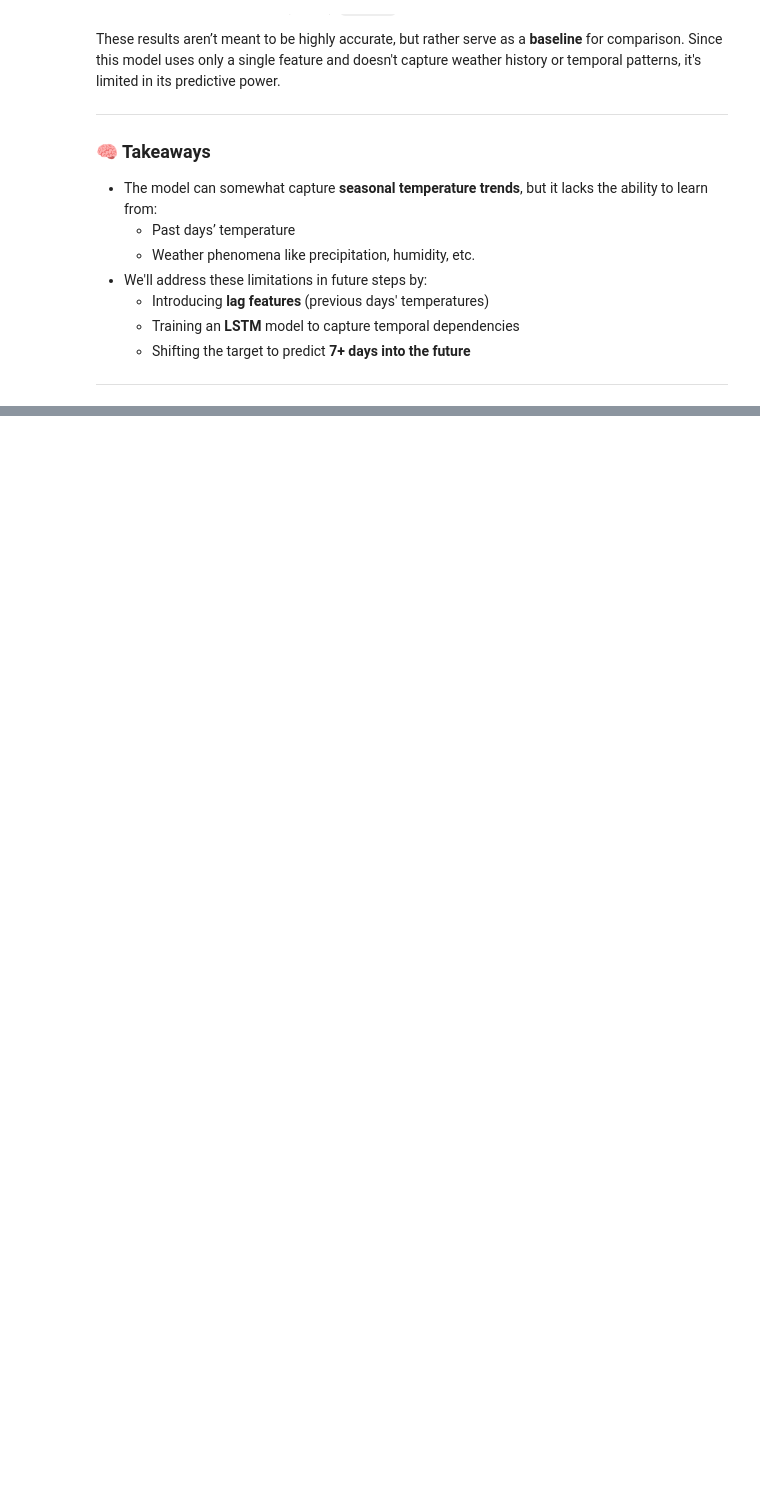
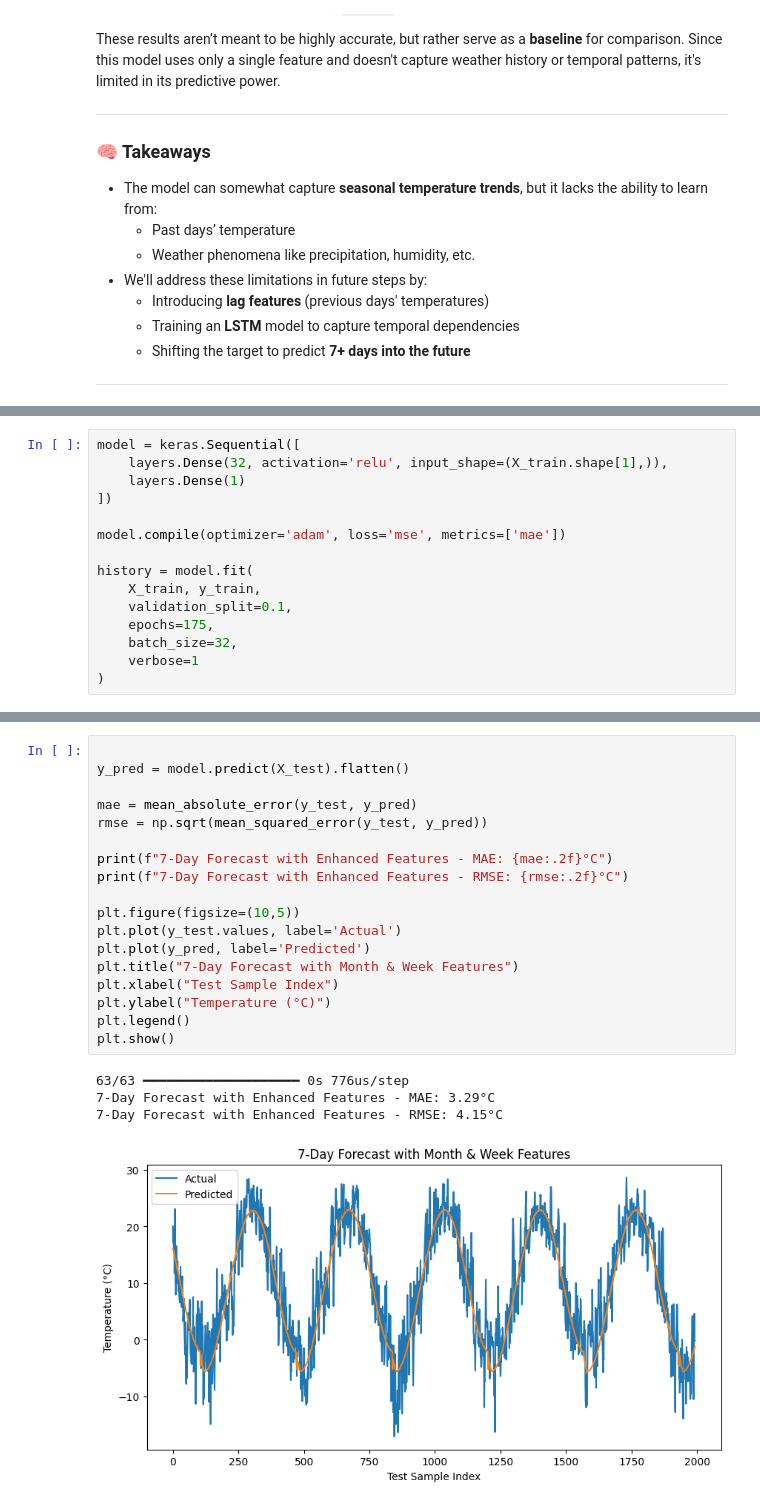
Before and after one commit to WafeeRahman/Weatherly, a Jupyter notebook: SimpleBaseLineRegressionModel.ipynb, the cells around one changed output, grey strips where cells are left out. Saved outputs shown, nothing was run; the diff lists cells and outputs as text; blank space fills up the shorter version.

```diff
--- a/SimpleBaseLineRegressionModel.ipynb
+++ b/SimpleBaseLineRegressionModel.ipynb
@@ -401,0 +437,15 @@ These results aren’t meant to be highly accurate, but rather serve as a **base
+# %%
+model = keras.Sequential([
+    layers.Dense(32, activation='relu', input_shape=(X_train.shape[1],)),
+    layers.Dense(1)
+])
+
+model.compile(optimizer='adam', loss='mse', metrics=['mae'])
+
+history = model.fit(
+    X_train, y_train,
+    validation_split=0.1,
+    epochs=175,
+    batch_size=32,
+    verbose=1
+)
@@ -401,0 +471,23 @@ These results aren’t meant to be highly accurate, but rather serve as a **base
+# %%
+
+y_pred = model.predict(X_test).flatten()
+
+mae = mean_absolute_error(y_test, y_pred)
+rmse = np.sqrt(mean_squared_error(y_test, y_pred))
+
+print(f"7-Day Forecast with Enhanced Features - MAE: {mae:.2f}°C")
+print(f"7-Day Forecast with Enhanced Features - RMSE: {rmse:.2f}°C")
+
+plt.figure(figsize=(10,5))
+plt.plot(y_test.values, label='Actual')
+plt.plot(y_pred, label='Predicted')
+plt.title("7-Day Forecast with Month & Week Features")
+plt.xlabel("Test Sample Index")
+plt.ylabel("Temperature (°C)")
+plt.legend()
+plt.show()
+# %% [output]
+63/63 ━━━━━━━━━━━━━━━━━━━━ 0s 776us/step
+7-Day Forecast with Enhanced Features - MAE: 3.29°C
+7-Day Forecast with Enhanced Features - RMSE: 4.15°C
+[figure, added]
```
Also changed, not shown: parts of 9 cells of this notebook.
